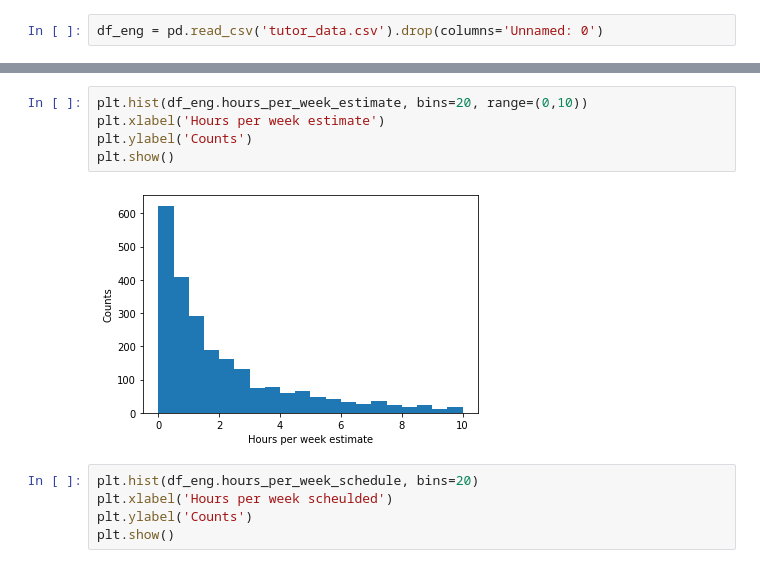
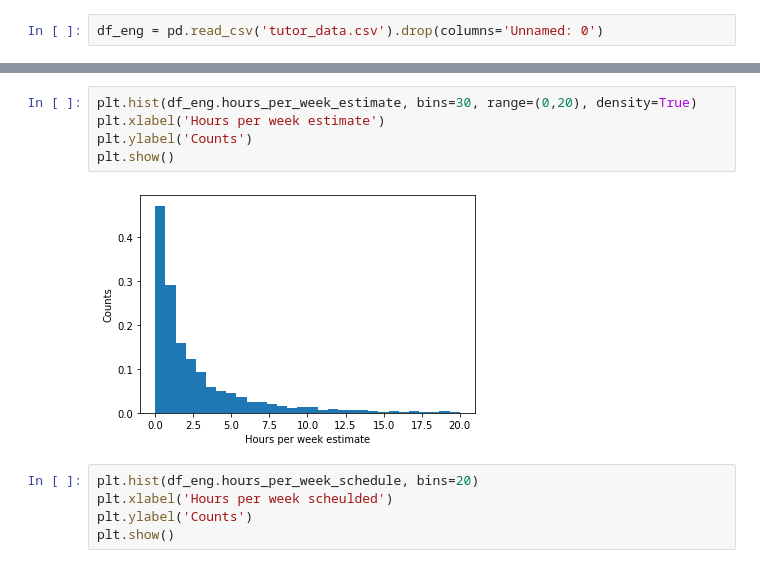
Before and after one commit to vijayoct27/tutor_prediction, a Jupyter notebook: tutor_eda.ipynb, the cells around one changed output, grey strips where cells are left out. Cells and saved outputs as stored; diff of their text form.

```diff
--- a/tutor_eda.ipynb
+++ b/tutor_eda.ipynb
@@ -20,10 +33,10 @@ plt.show()
 # %%
-plt.hist(df_eng.hours_per_week_estimate, bins=20, range=(0,10))
+plt.hist(df_eng.hours_per_week_estimate, bins=30, range=(0,20), density=True)
 plt.xlabel('Hours per week estimate')
 plt.ylabel('Counts')
 plt.show()
 # %% [output]
-[figure, old version]
+[figure, new version]
 # %%
 plt.hist(df_eng.hours_per_week_schedule, bins=20)
 plt.xlabel('Hours per week scheulded')
```
Also changed, not shown: parts of 11 cells of this notebook.
